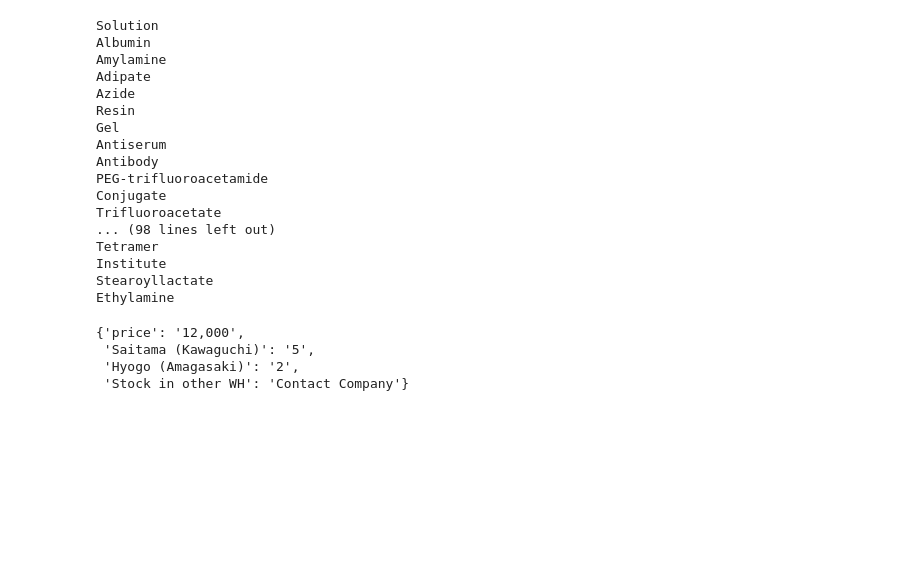
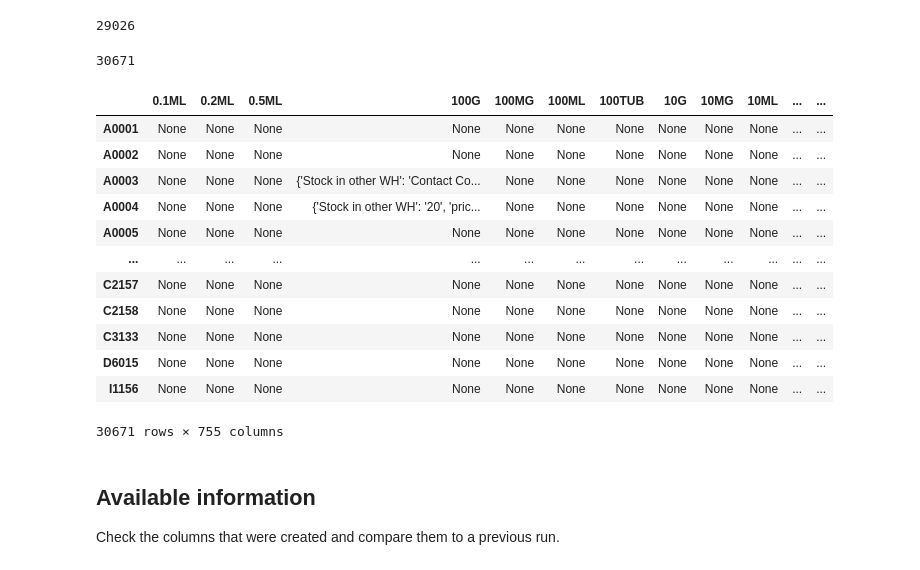
Before and after one commit to stephanyvargas/Learning_DataScience, a Jupyter notebook: WebScrapping_data/test_data_TCI.ipynb, the cells around one changed output. Cells and saved outputs as stored; diff of their text form; code cells hidden in the pictures; blank space fills up the shorter version.

Commit message:
prepare tables: Compound identifications, Available Stock, General Information, Specifications and specific properties to be postgreSQL searchable

```diff
--- a/WebScrapping_data/test_data_TCI.ipynb
+++ b/WebScrapping_data/test_data_TCI.ipynb
@@ -7,0 +10,7 @@ len(df)
+# %%
+#remove errors
+df = df[df.name != 'HTTP Status 500 â\x80\x93 Internal Server']
+# %%
+df = df[df.name != 'HTTP Status 503 â\x80\x93 Service']
+# %%
+df = df[df.name != '502 Proxy']
@@ -64,34 +46,43 @@ df.tail(10)
+# %%
+unique_CAS = len(df.CAS.unique())
+unique_CAS
+# %% [output]
+29026
+# %%
+unique_identifier = len(df.code.unique())
+unique_identifier
+# %% [output]
+30671
+# %%
+df.drop_duplicates(subset=['code'], inplace=True)
 # %%
+# check that all CAS values are good, not mixed with names
 cas_num = df['CAS'].unique()
 for num in cas_num:
     try:
+        #If the cas contains strings it should be printed
         if num.replace('-', '').isalpha():
             print(num)
     except:
         pass
-# %% [output]
-Solution
-Albumin
-Amylamine
-Adipate
-Azide
-Resin
-Gel
-Antiserum
-Antibody
-PEG-trifluoroacetamide
-Conjugate
-Trifluoroacetate
-... (98 lines left out)
-Tetramer
-Institute
-Stearoyllactate
-Ethylamine
-# %%
-df.loc['S0998']['1G']
-# %% [output]
-{'price': '12,000',
- 'Saitama (Kawaguchi)': '5',
- 'Hyogo (Amagasaki)': '2',
- 'Stock in other WH': 'Contact Company'}
+# %%
+df
+# %% [output]
+|  | 0.1ML | 0.2ML | 0.5ML | 100G | 100MG | 100ML | 100TUB | 10G | 10MG | 10ML | ... | ... |
+| A0001 | None | None | None | None | None | None | None | None | None | None | ... | ... |
+| A0002 | None | None | None | None | None | None | None | None | None | None | ... | ... |
+| A0003 | None | None | None | {'Stock in other WH': 'Contact Co... | None | None | None | None | None | None | ... | ... |
+| A0004 | None | None | None | {'Stock in other WH': '20', 'pric... | None | None | None | None | None | None | ... | ... |
+| A0005 | None | None | None | None | None | None | None | None | None | None | ... | ... |
+| ... | ... | ... | ... | ... | ... | ... | ... | ... | ... | ... | ... | ... |
+| C2157 | None | None | None | None | None | None | None | None | None | None | ... | ... |
+| C2158 | None | None | None | None | None | None | None | None | None | None | ... | ... |
+| C3133 | None | None | None | None | None | None | None | None | None | None | ... | ... |
+| D6015 | None | None | None | None | None | None | None | None | None | None | ... | ... |
+| I1156 | None | None | None | None | None | None | None | None | None | None | ... | ... |
+30671 rows × 755 columns
+# %% [markdown]
+## Available information
+
+Check the columns that were created and compare them to a previous run.
 # %%
```
Also changed, not shown: parts of 106 cells of this notebook.
